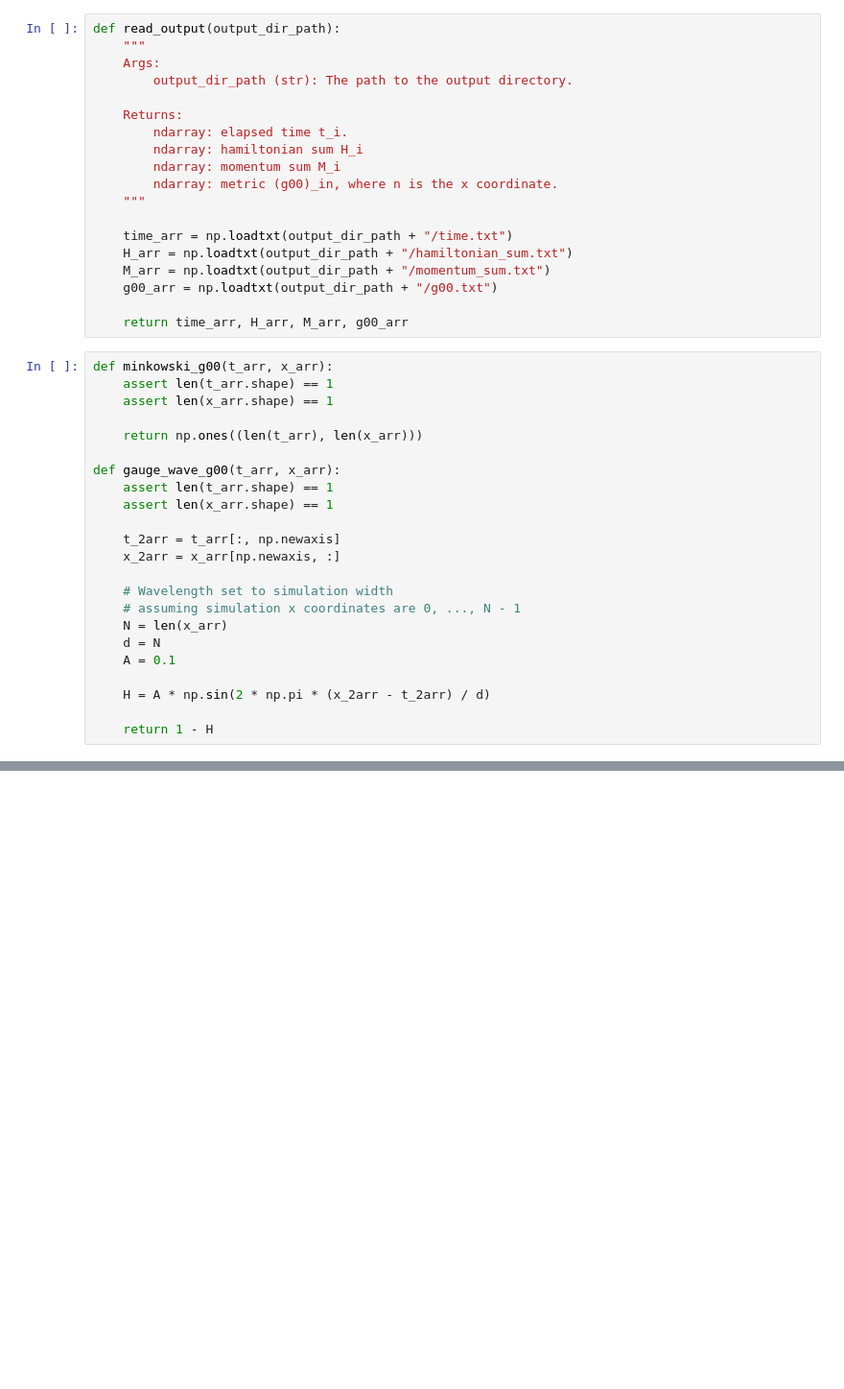
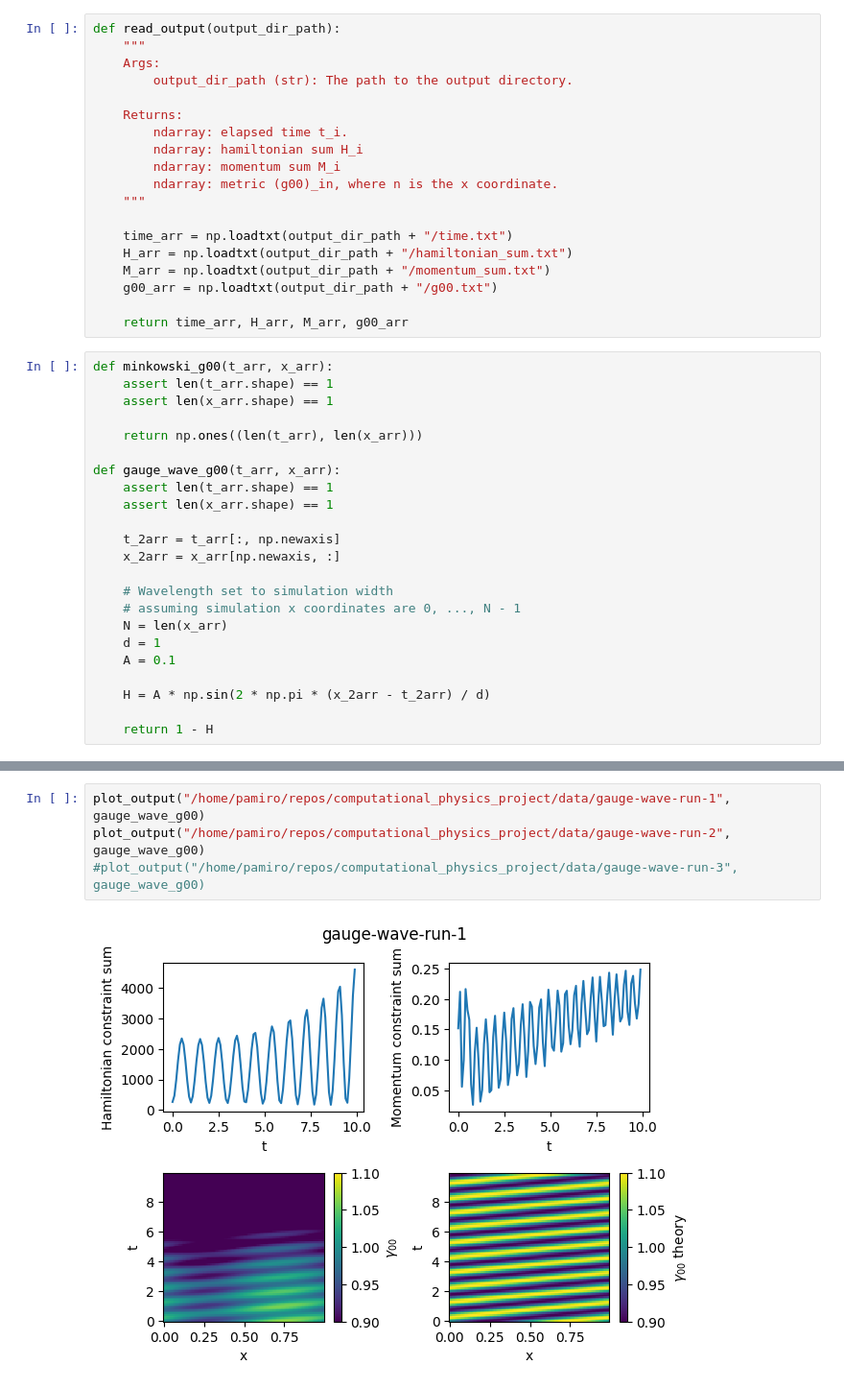
Before and after one commit to MiroPalmu/computational_physics_project, a Jupyter notebook: report.ipynb, the cells around one changed output, grey strips where cells are left out. Shown at 96% size. Saved outputs shown, nothing was run; the diff lists cells and outputs as text; blank space fills up the shorter version.

```diff
--- a/report.ipynb
+++ b/report.ipynb
@@ -71,7 +71,7 @@ def gauge_wave_g00(t_arr, x_arr):
     # Wavelength set to simulation width
     # assuming simulation x coordinates are 0, ..., N - 1
     N = len(x_arr)
-    d = N
+    d = 1
     A = 0.1
 
     H = A * np.sin(2 * np.pi * (x_2arr - t_2arr) / d)
@@ -127,0 +128,6 @@ plot_output("/home/pamiro/repos/computational_physics_project/data/minkowski-run
+# %%
+plot_output("/home/pamiro/repos/computational_physics_project/data/gauge-wave-run-1", gauge_wave_g00)
+plot_output("/home/pamiro/repos/computational_physics_project/data/gauge-wave-run-2", gauge_wave_g00)
+#plot_output("/home/pamiro/repos/computational_physics_project/data/gauge-wave-run-3", gauge_wave_g00)
+# %% [output]
+[figure, added]
```
Also changed, not shown: parts of 3 cells of this notebook.
